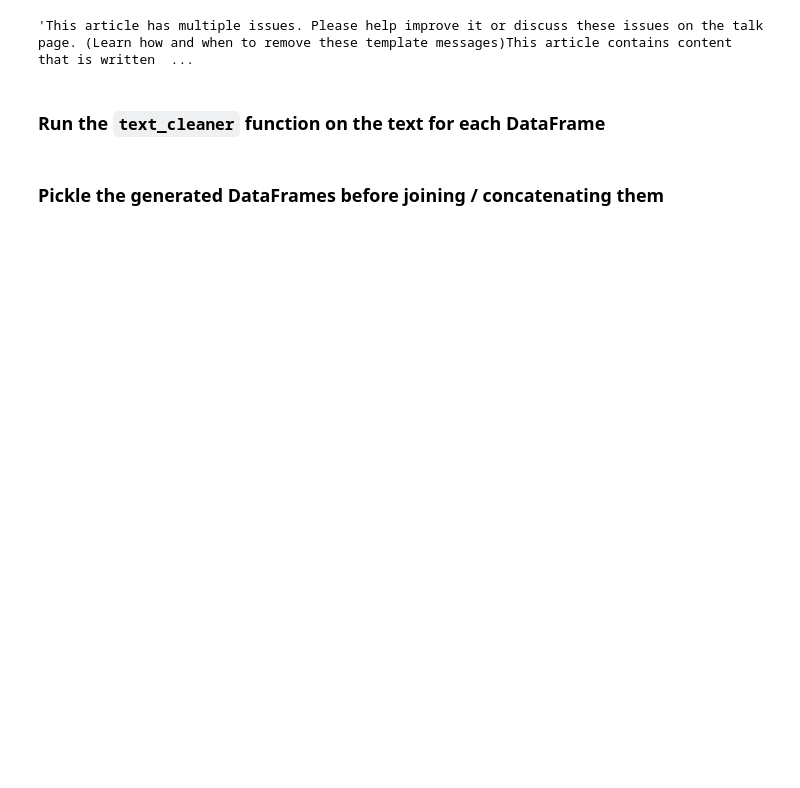
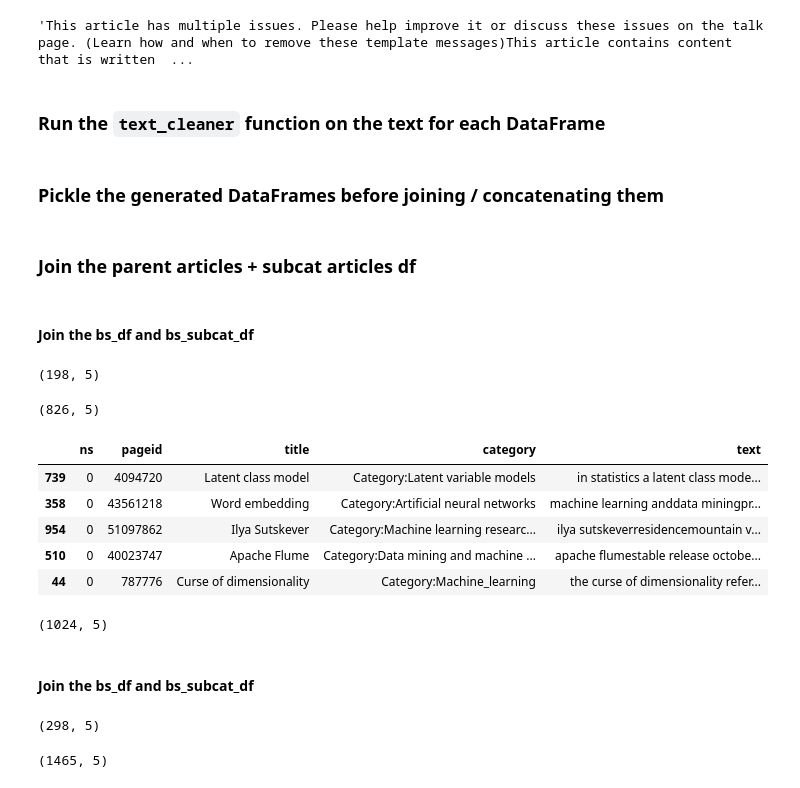
Before and after one commit to datascience-sakshi/Wikipedia_NLP_and_Semantic_Search, a Jupyter notebook: ipynb/Project_4_Part01-Data_Collection_Cleaning.ipynb, the cells around one changed output. Drawn from its saved outputs; the diff is of its cells as text; code cells hidden in the pictures; blank space fills up the shorter version.

```diff
--- a/ipynb/Project_4_Part01-Data_Collection_Cleaning.ipynb
+++ b/ipynb/Project_4_Part01-Data_Collection_Cleaning.ipynb
@@ -230,2 +269,0 @@ ml_subcat_df.sample(5)
-# %%
-ml_subcat_df['parentcategory'] = 'Category:Machine_learning'
@@ -336,4 +368,31 @@ bs_df.to_pickle('../data/bs_df.p')
 ml_subcat_df.to_pickle('../data/ml_subcat_df.p')
 # %%
 bs_subcat_df.to_pickle('../data/bs_subcat_df.p')
+# %% [markdown]
+### Join the parent articles + subcat articles df
+# %% [markdown]
+#### Join the bs_df and bs_subcat_df
+# %%
+ml_df.shape
+# %% [output]
+(198, 5)
+# %%
+ml_subcat_df.shape
+# %% [output]
+(826, 5)
+# %%
+ml_total_df = ml_df.merge(ml_subcat_df, how='outer')
+# %%
+ml_total_df.sample(5)
+# %% [output]
+|  | ns | pageid | title | category | text |
+| 739 | 0 | 4094720 | Latent class model | Category:Latent variable models | in statistics a latent class mode... |
+| 358 | 0 | 43561218 | Word embedding | Category:Artificial neural networks | machine learning anddata miningpr... |
+| 954 | 0 | 51097862 | Ilya Sutskever | Category:Machine learning researc... | ilya sutskeverresidencemountain v... |
+| 510 | 0 | 40023747 | Apache Flume | Category:Data mining and machine ... | apache flumestable release octobe... |
+| 44 | 0 | 787776 | Curse of dimensionality | Category:Machine_learning | the curse of dimensionality refer... |
+# %%
+ml_total_df.shape
+# %% [output]
+(1024, 5)
 # %%
@@ -340,0 +400,10 @@ ml_parent_df.to_pickle('../data/ml_parent_df.p')
+# %% [markdown]
+#### Join the bs_df and bs_subcat_df
+# %%
+bs_df.shape
+# %% [output]
+(298, 5)
+# %%
+bs_subcat_df.shape
+# %% [output]
+(1465, 5)
```
Also changed, not shown: parts of 30 cells of this notebook, 15 other files.
